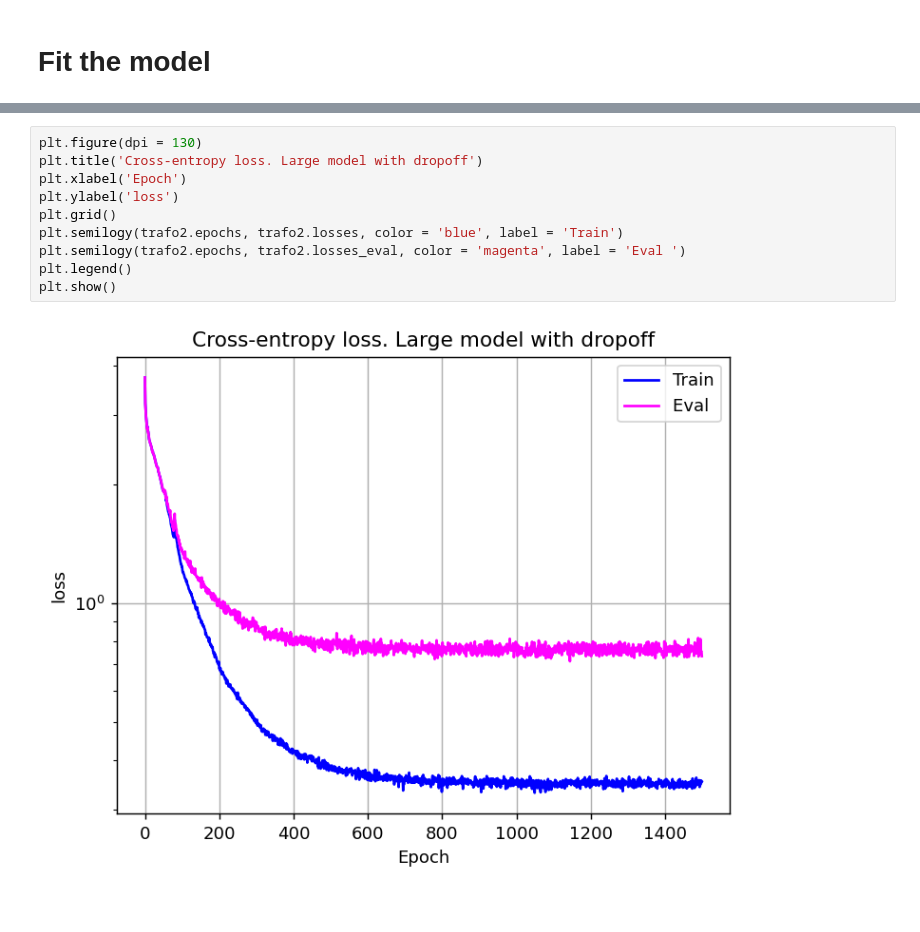
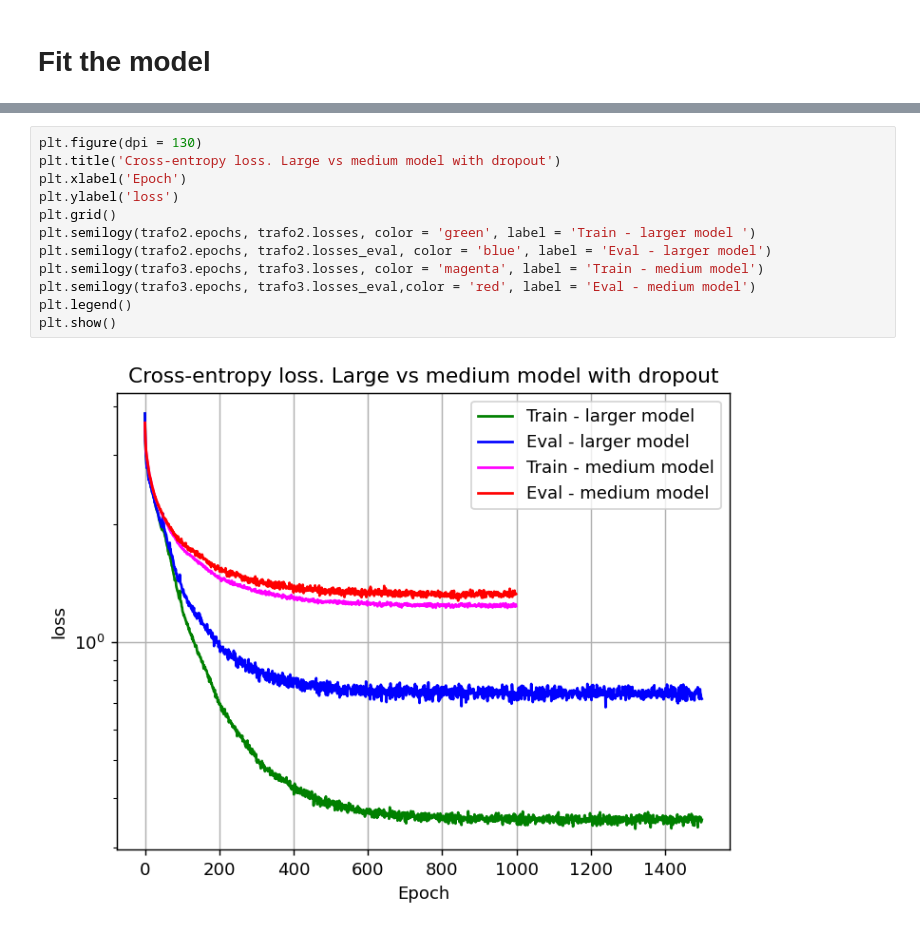
Before and after one commit to sottoviafilippo/Phonetic_correspondences, a Jupyter notebook: phonetic_correspondences_trials.ipynb, the cells around one changed output, grey strips where cells are left out. Saved outputs shown, nothing was run; the diff lists cells and outputs as text.

```diff
--- a/phonetic_correspondences_trials.ipynb
+++ b/phonetic_correspondences_trials.ipynb
@@ -365,15 +365,17 @@ Epoch  1400 / 1500  loss =  0.3493967056274414  loss_eval =  0.7660368084907532
 # %%
 plt.figure(dpi = 130)
-plt.title('Cross-entropy loss. Large model with dropoff')
+plt.title('Cross-entropy loss. Large vs medium model with dropout')
 plt.xlabel('Epoch')
 plt.ylabel('loss')
 plt.grid()
-plt.semilogy(trafo2.epochs, trafo2.losses, color = 'blue', label = 'Train')
-plt.semilogy(trafo2.epochs, trafo2.losses_eval, color = 'magenta', label = 'Eval ')
+plt.semilogy(trafo2.epochs, trafo2.losses, color = 'green', label = 'Train - larger model ')
+plt.semilogy(trafo2.epochs, trafo2.losses_eval, color = 'blue', label = 'Eval - larger model')
+plt.semilogy(trafo3.epochs, trafo3.losses, color = 'magenta', label = 'Train - medium model')
+plt.semilogy(trafo3.epochs, trafo3.losses_eval,color = 'red', label = 'Eval - medium model')
 plt.legend()
 plt.show()
 # %% [output]
-[figure, old version]
+[figure, new version]
 # %% [markdown]
 # Without regularization: basically, overfitting
 works fine on training dataset but not very well on random words. especially with large model. in some cases the lmodels give ok results for words not in training dataset (such as lutti - luchos). Note that the Spanish must does not have to exist in reality! It is only a hypothetical words obtained by applying the phonetical correspoendence between the two languages
```
Also changed, not shown: parts of 9 cells of this notebook, 1 other file.
